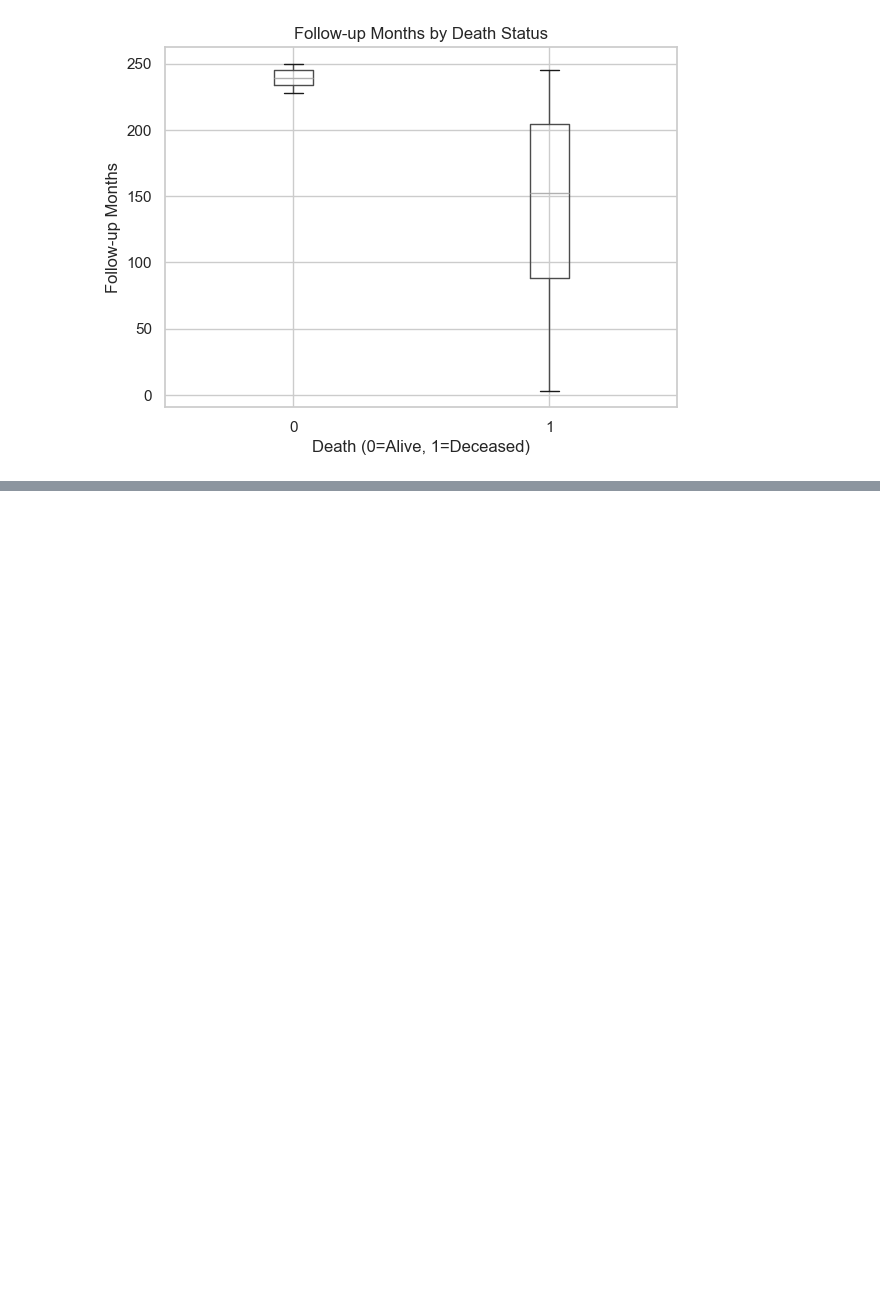
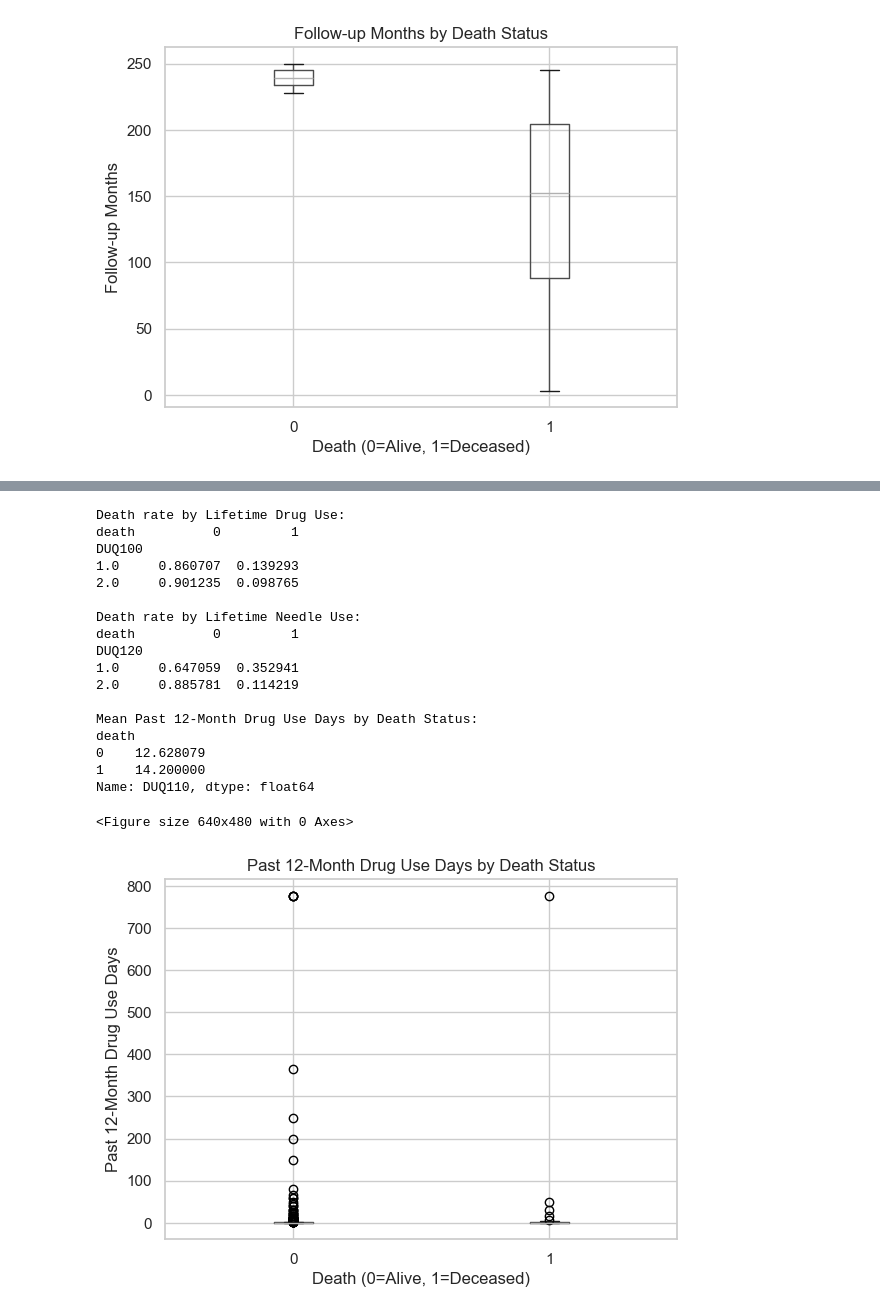
Before and after one commit to ayanrasulova/Project-1-Wrangling-EDA-kNN, a Jupyter notebook: project.ipynb, the cells around one changed output, grey strips where cells are left out. Cells and saved outputs as stored; diff of their text form; code cells hidden in the pictures; blank space fills up the shorter version.

```diff
--- a/project.ipynb
+++ b/project.ipynb
@@ -148,0 +209,56 @@ Name: followup_months, dtype: float64
+# %%
+# Drug use and mortality relationships
+
+# Mortality rate by Lifetime Drug Use (DUQ100)
+# Contingency table showing proportion deceased within each lifetime drug-use group.
+# Helps assess whether ever using drugs is associated with higher observed mortality.
+print("Death rate by Lifetime Drug Use:")
+print(pd.crosstab(df["DUQ100"], df["death"], normalize="index"))
+
+# Mortality rate by Lifetime Needle Use (DUQ120)
+
+# Same structure as above, but for needle use.
+# Because needle use is rare, check whether mortality
+# rates differ substantially between groups.
+print("\nDeath rate by Lifetime Needle Use:")
+print(pd.crosstab(df["DUQ120"], df["death"], normalize="index"))
+
+# Average recent drug use intensity by death status
+
+# Compares mean number of past 12-month use days between those who died and those who survived.
+# Indicates whether heavier recent use is associated with mortality.
+print("\nMean Past 12-Month Drug Use Days by Death Status:")
+print(df.groupby("death")["DUQ110"].mean())
+
+
+# Boxplot of recent drug use days by death status
+
+# Visual comparison of distribution of recent use intensity for deceased vs surviving respondents.
+# Helps detect differences and extreme values.
+plt.figure()
+df.boxplot(column="DUQ110", by="death")
+plt.title("Past 12-Month Drug Use Days by Death Status")
+plt.suptitle("")  # removes automatic pandas subtitle
+plt.xlabel("Death (0=Alive, 1=Deceased)")
+plt.ylabel("Past 12-Month Drug Use Days")
+plt.show()
+# %% [output]
+Death rate by Lifetime Drug Use:
+death          0         1
+DUQ100
+1.0     0.860707  0.139293
+2.0     0.901235  0.098765
+
+Death rate by Lifetime Needle Use:
+death          0         1
+DUQ120
+1.0     0.647059  0.352941
+2.0     0.885781  0.114219
+
+Mean Past 12-Month Drug Use Days by Death Status:
+death
+0    12.628079
+1    14.200000
+Name: DUQ110, dtype: float64
+<Figure size 640x480 with 0 Axes>
+[figure, added]
```
Also changed, not shown: parts of 8 cells of this notebook.
